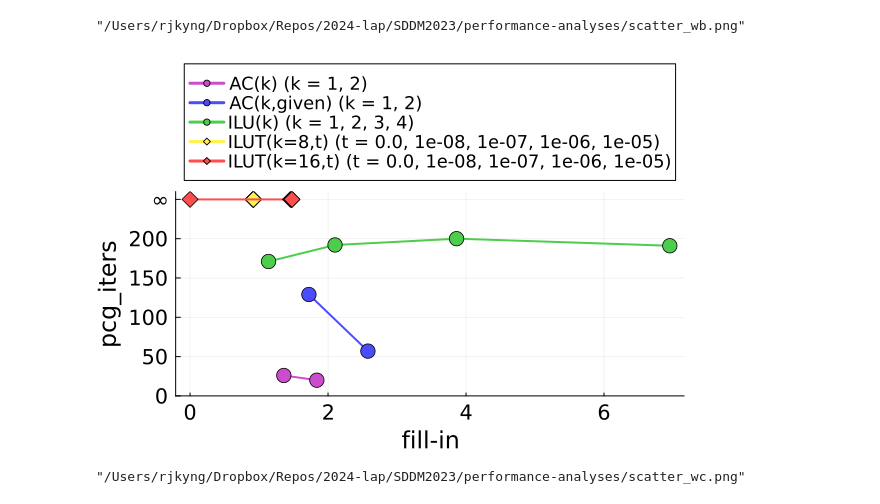
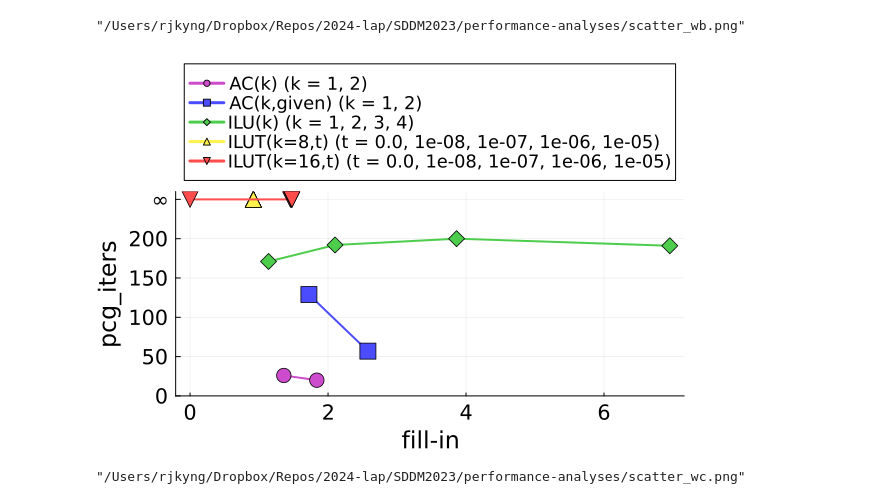
Before and after one commit to rjkyng/SDDM2023, a Jupyter notebook: performance-analyses/2025-04-28_fill-in-more-plots_FINAL.ipynb, the cells around one changed output. Cells and saved outputs as stored; diff of their text form; code cells hidden in the pictures.

Commit message:
working on fill-in plots

```diff
--- a/performance-analyses/2025-04-28_fill-in-more-plots_FINAL.ipynb
+++ b/performance-analyses/2025-04-28_fill-in-more-plots_FINAL.ipynb
@@ -400,22 +400,31 @@ savefig(plt, "scatter_wb.png")
 [figure]
 "/Users/rjkyng/Dropbox/Repos/2024-lap/SDDM2023/performance-analyses/scatter_wb.png"
 # %%
-
 # ------------------------------------------------------------------
-# 0.  keep only the rows you want
+# 0. data you want to plot
 Twb = filter(row -> row.name == "weighted_chimera_10000000_1", T)
 
 # ------------------------------------------------------------------
-# ---  CONSTANTS for the "infinity" trick --------------------------
-YMAX   = 200        # ordinary upper limit
-INF_Y  = 250        # where we will draw the "∞" points (YMAX + 10)
-PAD_Y = 260
+# 1. pick a shape for every distinct method ------------------------
+all_methods = unique(Twb.method)                     # ["ac(k)", "ILUT(k=8,t)", …]
+shapes_pool = [:circle, :square, :diamond, :utriangle, :dtriangle,
+               :rtriangle, :ltriangle, :pentagon, :hexagon, :star5]
 
-yticks_pos   = vcat(0:50:YMAX, INF_Y)               # [0,50,100,…,250,260]
-yticks_label = vcat(string.(0:50:YMAX), "∞")        # ["0","50",…,"250","∞"]
+method_shape = Dict(m => shapes_pool[1 + mod(i-1, length(shapes_pool))]
+                    for (i, m) in enumerate(all_methods))
+# e.g.  "ac(k)" => :circle,  "ILUT(k=8,t)" => :square, …
 
 # ------------------------------------------------------------------
-# 2.  plotting setup
+# 2. constants for the “∞” row
+YMAX  = 200
+INF_Y = 250
+PAD_Y = 260                             # top of the frame
+
+yticks_pos   = vcat(0:50:YMAX, INF_Y)
+yticks_label = vcat(string.(0:50:YMAX), "∞")
+
+# ------------------------------------------------------------------
+# 3. plotting setup
 method_groups = groupby(Twb, :method)
 cols          = palette(:lightrainbow, length(method_groups))
 
@@ -425,44 +434,42 @@ plt = plot(xlabel  = "fill-in",
            yguidefont = font(16),
            legendfontsize = 12,
            tickfont = font(14),
-           ylims   = (0, PAD_Y),                   # ← room for the "∞" row
-           yticks  = (yticks_pos, yticks_label),   # ← relabel top tick
+           ylims   = (0, PAD_Y),
+           yticks  = (yticks_pos, yticks_label),
            legend  = :outertop, orientation = :vertical)
 
-fmt_t(t) = t == 0.0 ? "0.0" : @sprintf("%.0e", t)   # helper for legend text
+fmt_t(t) = t == 0.0 ? "0.0" : @sprintf("%.0e", t)   # legend helper
 
 # ------------------------------------------------------------------
-# 3.  one series per method
+# 4. one series per method
 for (i, subdf) in enumerate(method_groups)
 
-    sort!(subdf, :fillin)
+    sort!(subdf, :fillin)                # l-to-r line
 
     # -------- legend entry ----------------------------------------
     if startswith(subdf.method[1], "ILUT")
-        ts     = sort(unique(subdf.t_param))
-        label  = "ILUT(k=$(subdf.k_param[1]),t) (t = $(join(fmt_t.(ts), ", ")))"
-        mshape = :diamond
+        ts    = sort(unique(subdf.t_param))
+        label = "ILUT(k=$(subdf.k_param[1]),t) (t = $(join(fmt_t.(ts), ", ")))"
     else
-        ks     = sort(unique(subdf.k_param))
+        ks    = sort(unique(subdf.k_param))
         label = "$(subdf.method[1]) (k = $(join(string.(ks), ", ")))"
-        mshape = :circle
     end
 
-    # -------- y-data with "infinity" mapping ----------------------
+    # -------- y-data with “∞” mapping -----------------------------
     yvals = map(p -> p > YMAX ? INF_Y : p, subdf.pcg_iters)
 
     plot!(plt,
           subdf.fillin,
           yvals;
-          marker     = (mshape, 8),
+          marker     = (method_shape[subdf.method[1]], 8),   # <- shape from dict
           color      = cols[i],
           linewidth  = 2,
           linestyle  = :solid,
           label      = label)
 end
 
 display(plt)
 savefig(plt, "scatter_wc.png")
 # %% [output]
-[figure, old version]
+[figure, new version]
 "/Users/rjkyng/Dropbox/Repos/2024-lap/SDDM2023/performance-analyses/scatter_wc.png"
```
Also changed, not shown: parts of 4 cells of this notebook, 4 other files.
